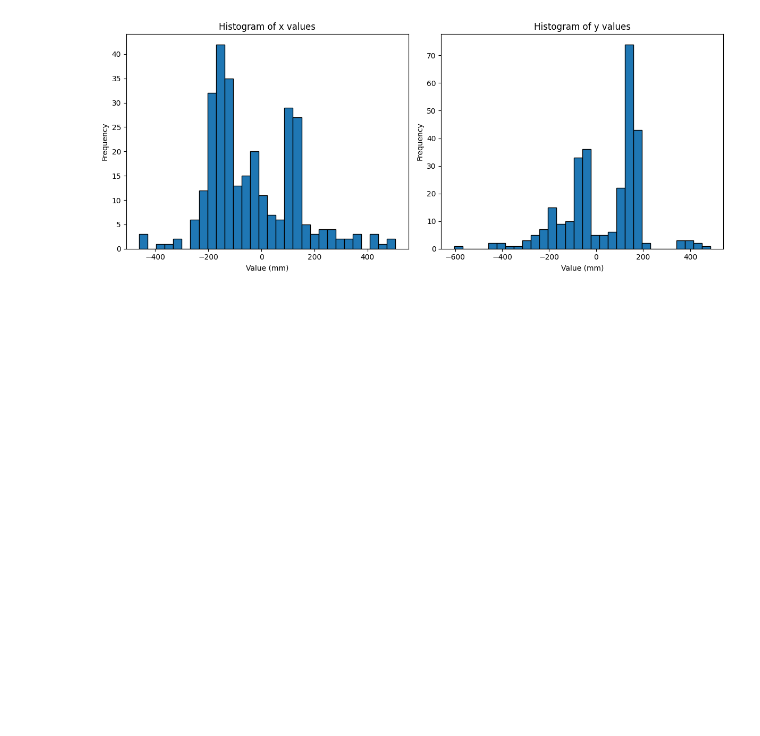
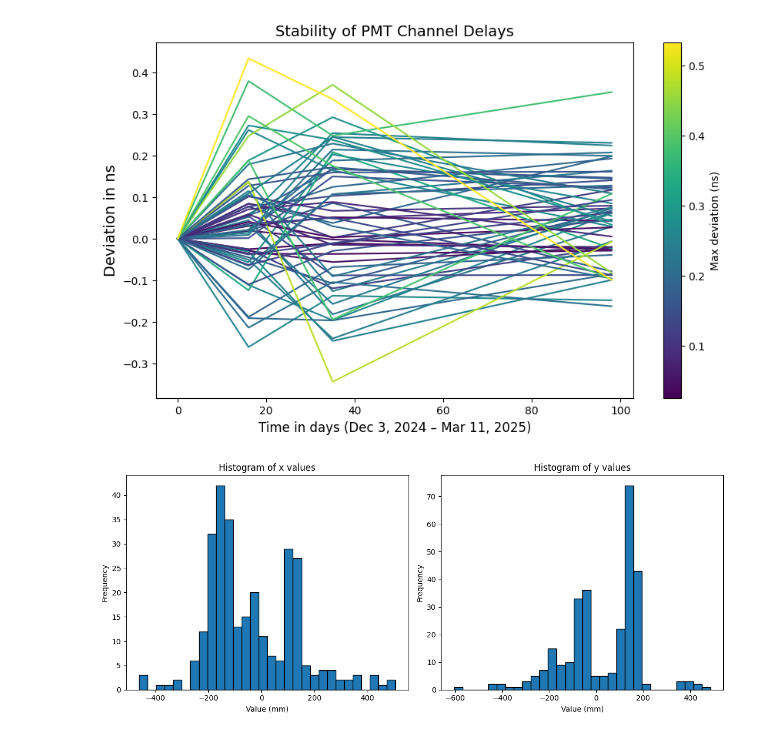
Before and after one commit to dcolson2026/BNL_WbLS, a Jupyter notebook: my_analysis/scratch_work2.ipynb, the cells around one changed output. Cells and saved outputs as stored; diff of their text form; code cells hidden in the pictures; blank space fills up the shorter version.

```diff
--- a/my_analysis/scratch_work2.ipynb
+++ b/my_analysis/scratch_work2.ipynb
@@ -781,3 +798,39 @@ plt.show()
+# %%
+import matplotlib.pyplot as plt
+import matplotlib.cm as cm
+import numpy as np
+
+# Assuming dicts and RELEVANT_CHANNELS are defined
+channel_drifts = {
+    key: max([d[key] for d in dicts]) - min([d[key] for d in dicts])
+    for key in RELEVANT_CHANNELS
+}
+
+drift_values = np.array(list(channel_drifts.values()))
+norm = plt.Normalize(vmin=drift_values.min(), vmax=drift_values.max())
+cmap = cm.viridis
+
+plt.figure(figsize=(10, 6))
+plt.title("Stability of PMT Channel Delays", fontsize=14)
+
+for key in RELEVANT_CHANNELS:
+    color = cmap(norm(channel_drifts[key]))
+    delays = [d[key] for d in dicts]
+    plt.plot(time_in_days, np.array(delays) - delays[0], color=color)
+
+plt.xlabel("Time in days (Dec 3, 2024 – Mar 11, 2025)", fontsize=12)
+plt.ylabel("Deviation in ns", fontsize=14)
+
+# Fix the colorbar with a valid mappable
+sm = cm.ScalarMappable(norm=norm, cmap=cmap)
+sm.set_array([])  # Makes it valid
+plt.colorbar(sm, ax=plt.gca(), label="Max deviation (ns)")
+
+# plt.tight_layout()
+# plt.show()
+plt.savefig("/media/disk_o/my_plot_pngs/pmt_stability2.png", dpi=300)
+# %% [output]
+[figure, added]
 # %%
 import pickle
 def load_data(fname):
```
Also changed, not shown: parts of 2 cells of this notebook, 8 other files.
